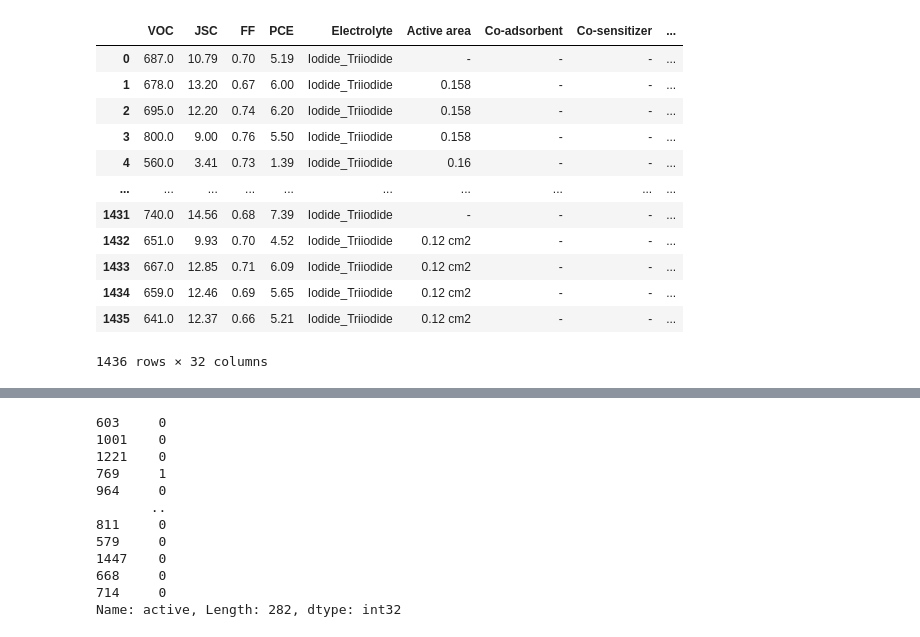
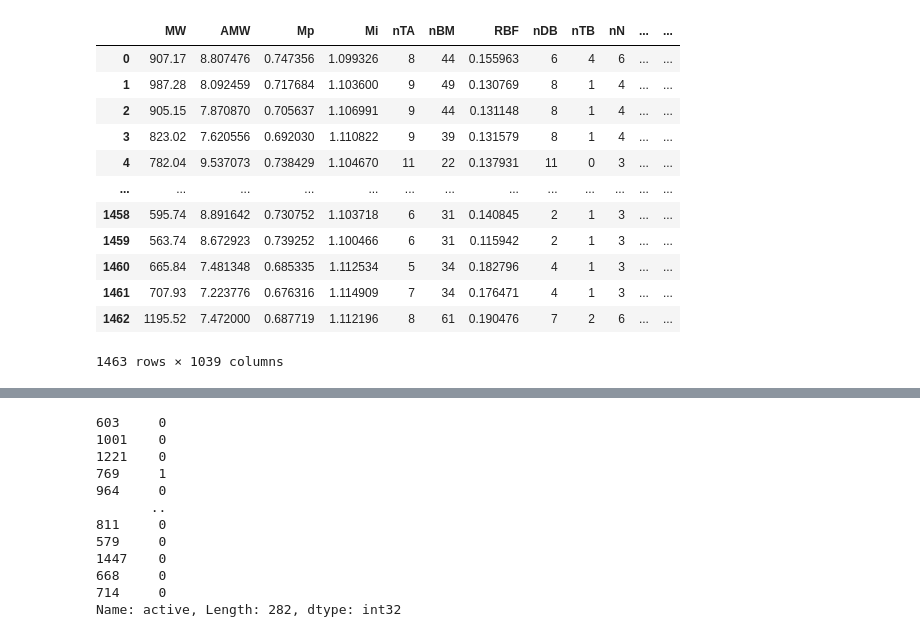
Before and after one commit to PaulC61/Cheminformatics, a Jupyter notebook: InternshipM2_BIU/WorkingEnvironment/Phase2/dsscModel.ipynb, the cells around one changed output, grey strips where cells are left out. Drawn from its saved outputs; the diff is of its cells as text; code cells hidden in the pictures.

```diff
--- a/InternshipM2_BIU/WorkingEnvironment/Phase2/dsscModel.ipynb
+++ b/InternshipM2_BIU/WorkingEnvironment/Phase2/dsscModel.ipynb
@@ -55,3 +72,10 @@ def add_family_to_x(y_dict, x_dict):
         dataset_plus_fam = pd.concat([x_dict[dataset], y_dict[dataset]['Molecule keywords']], axis=1)
         x_dict_plus_fam[dataset] = dataset_plus_fam
     return x_dict_plus_fam
+
+def add_active_to_x(y_dict, x_dict):
+    x_dict_plus_active = dict()
+    for dataset in y_dict:
+        dataset_plus_active = pd.concat([x_dict[dataset], y_dict[dataset]['active']], axis=1)
+        x_dict_plus_active[dataset] = dataset_plus_active
+    return x_dict_plus_active
@@ -58,3 +101,5 @@ def add_family_to_x(y_dict, x_dict):
+# %%
+X_dict_active = add_active_to_x(Y_dict, X_dict)
 # %%
 def convert_PCE_to_active(y_dict):
     for dataset in y_dict:
@@ -68,18 +109,2 @@ top_compound_families = top_families(7, y_values)
 # %%
 Y_dict = convert_PCE_to_active(y_values)
-
-Y_dict['noMetalsNoMixes']
-# %% [output]
-|  | VOC | JSC | FF | PCE | Electrolyte | Active area | Co-adsorbent | Co-sensitizer | ... |
-| 0 | 687.0 | 10.79 | 0.70 | 5.19 | Iodide_Triiodide | - | - | - | ... |
-| 1 | 678.0 | 13.20 | 0.67 | 6.00 | Iodide_Triiodide | 0.158 | - | - | ... |
-| 2 | 695.0 | 12.20 | 0.74 | 6.20 | Iodide_Triiodide | 0.158 | - | - | ... |
-| 3 | 800.0 | 9.00 | 0.76 | 5.50 | Iodide_Triiodide | 0.158 | - | - | ... |
-| 4 | 560.0 | 3.41 | 0.73 | 1.39 | Iodide_Triiodide | 0.16 | - | - | ... |
-| ... | ... | ... | ... | ... | ... | ... | ... | ... | ... |
-| 1431 | 740.0 | 14.56 | 0.68 | 7.39 | Iodide_Triiodide | - | - | - | ... |
-| 1432 | 651.0 | 9.93 | 0.70 | 4.52 | Iodide_Triiodide | 0.12 cm2 | - | - | ... |
-| 1433 | 667.0 | 12.85 | 0.71 | 6.09 | Iodide_Triiodide | 0.12 cm2 | - | - | ... |
-| 1434 | 659.0 | 12.46 | 0.69 | 5.65 | Iodide_Triiodide | 0.12 cm2 | - | - | ... |
-| 1435 | 641.0 | 12.37 | 0.66 | 5.21 | Iodide_Triiodide | 0.12 cm2 | - | - | ... |
-1436 rows × 32 columns
@@ -92,0 +111,16 @@ def top_families(n_families, y_dict):
+# %%
+X_dict_active['HadarDataSet']
+# %% [output]
+|  | MW | AMW | Mp | Mi | nTA | nBM | RBF | nDB | nTB | nN | ... | ... |
+| 0 | 907.17 | 8.807476 | 0.747356 | 1.099326 | 8 | 44 | 0.155963 | 6 | 4 | 6 | ... | ... |
+| 1 | 987.28 | 8.092459 | 0.717684 | 1.103600 | 9 | 49 | 0.130769 | 8 | 1 | 4 | ... | ... |
+| 2 | 905.15 | 7.870870 | 0.705637 | 1.106991 | 9 | 44 | 0.131148 | 8 | 1 | 4 | ... | ... |
+| 3 | 823.02 | 7.620556 | 0.692030 | 1.110822 | 9 | 39 | 0.131579 | 8 | 1 | 4 | ... | ... |
+| 4 | 782.04 | 9.537073 | 0.738429 | 1.104670 | 11 | 22 | 0.137931 | 11 | 0 | 3 | ... | ... |
+| ... | ... | ... | ... | ... | ... | ... | ... | ... | ... | ... | ... | ... |
+| 1458 | 595.74 | 8.891642 | 0.730752 | 1.103718 | 6 | 31 | 0.140845 | 2 | 1 | 3 | ... | ... |
+| 1459 | 563.74 | 8.672923 | 0.739252 | 1.100466 | 6 | 31 | 0.115942 | 2 | 1 | 3 | ... | ... |
+| 1460 | 665.84 | 7.481348 | 0.685335 | 1.112534 | 5 | 34 | 0.182796 | 4 | 1 | 3 | ... | ... |
+| 1461 | 707.93 | 7.223776 | 0.676316 | 1.114909 | 7 | 34 | 0.176471 | 4 | 1 | 3 | ... | ... |
+| 1462 | 1195.52 | 7.472000 | 0.687719 | 1.112196 | 8 | 61 | 0.190476 | 7 | 2 | 6 | ... | ... |
+1463 rows × 1039 columns
```
Also changed, not shown: parts of 30 cells of this notebook, 1 other file.
